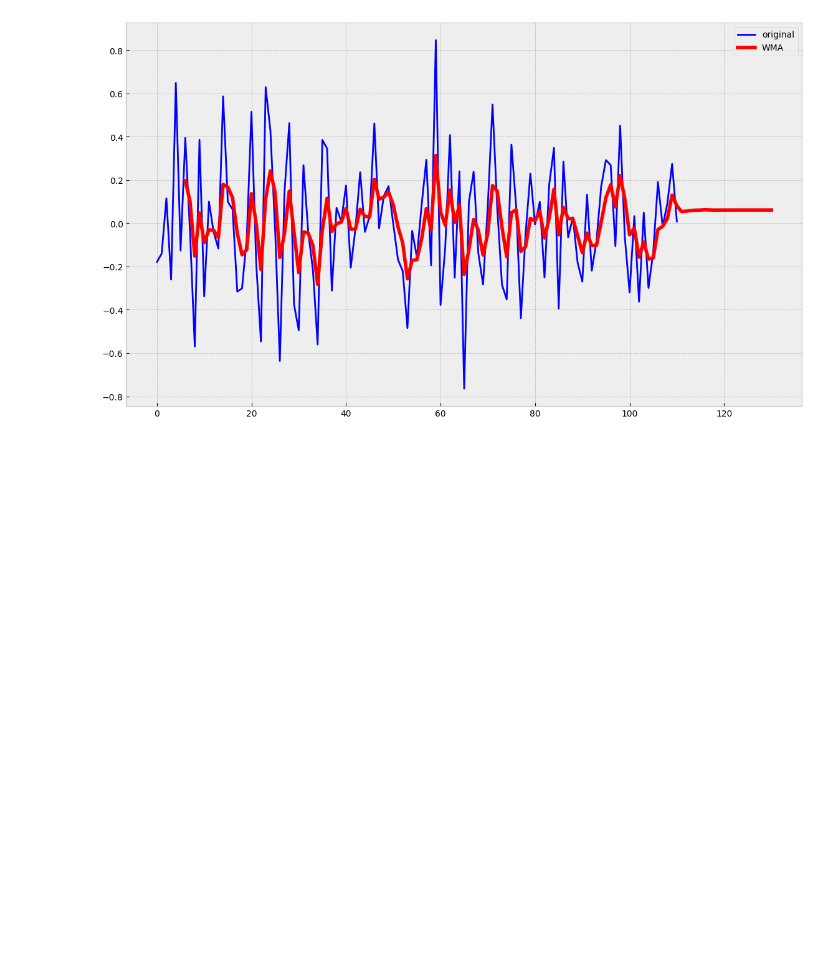
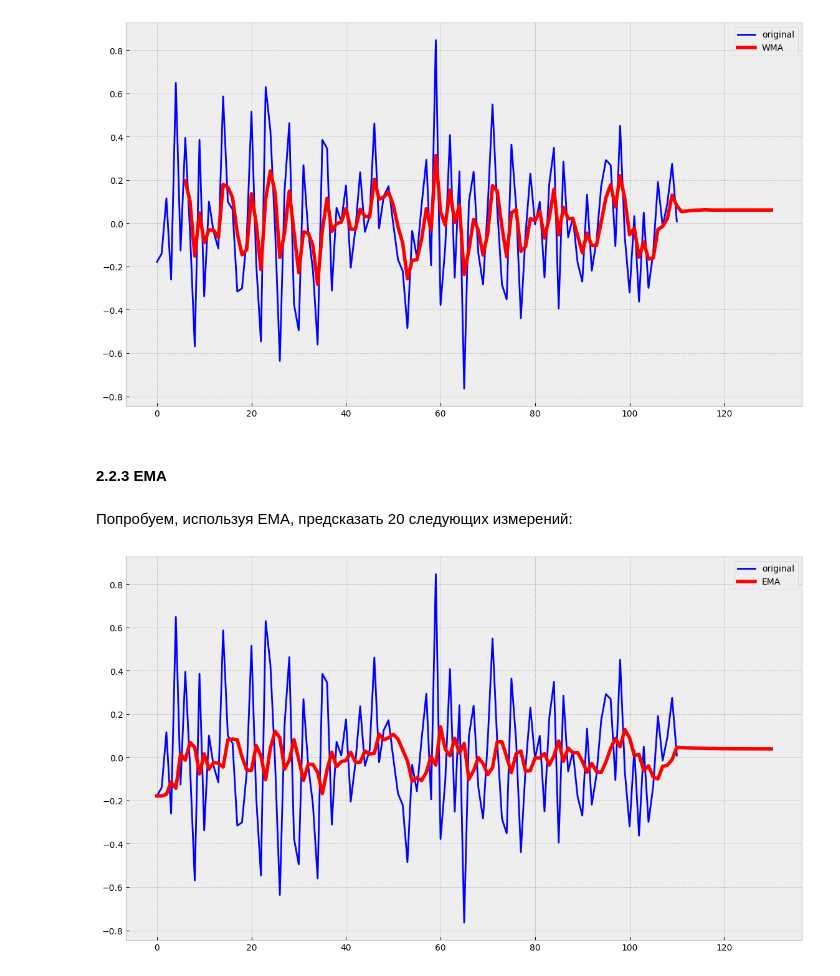
Before and after one commit to BalshowAndrew/time_series, a Jupyter notebook: ts_studying/02_hw_time_series.ipynb, the cells around one changed output. Saved outputs shown, nothing was run; the diff lists cells and outputs as text; code cells hidden in the pictures; blank space fills up the shorter version.

```diff
--- a/ts_studying/02_hw_time_series.ipynb
+++ b/ts_studying/02_hw_time_series.ipynb
@@ -236,3 +305,16 @@ with plt.style.context('bmh'):
     plt.legend()
 # %% [output]
 [figure]
+# %% [markdown]
+#### 2.2.3 EMA
+# %% [markdown]
+Попробуем, используя EMA, предсказать 20 следующих измерений:
+# %%
+ema_pred = ema_predict(series_stat, 0.2, 20)
+with plt.style.context('bmh'):
+    plt.figure(figsize=(14, 8))
+    plt.plot(series_stat, color='blue',label='original')
+    plt.plot(ema_pred, color='red', linewidth='4', label='EMA')
+    plt.legend()
+# %% [output]
+[figure, added]
```
Also changed, not shown: parts of 51 cells of this notebook, 1 other file.
